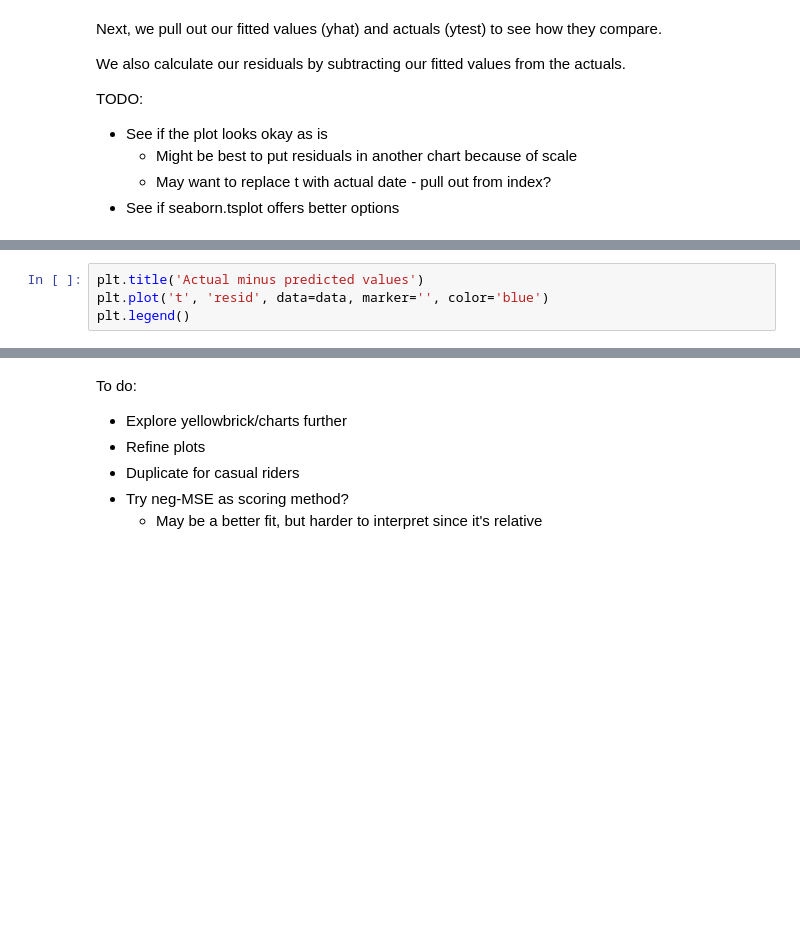
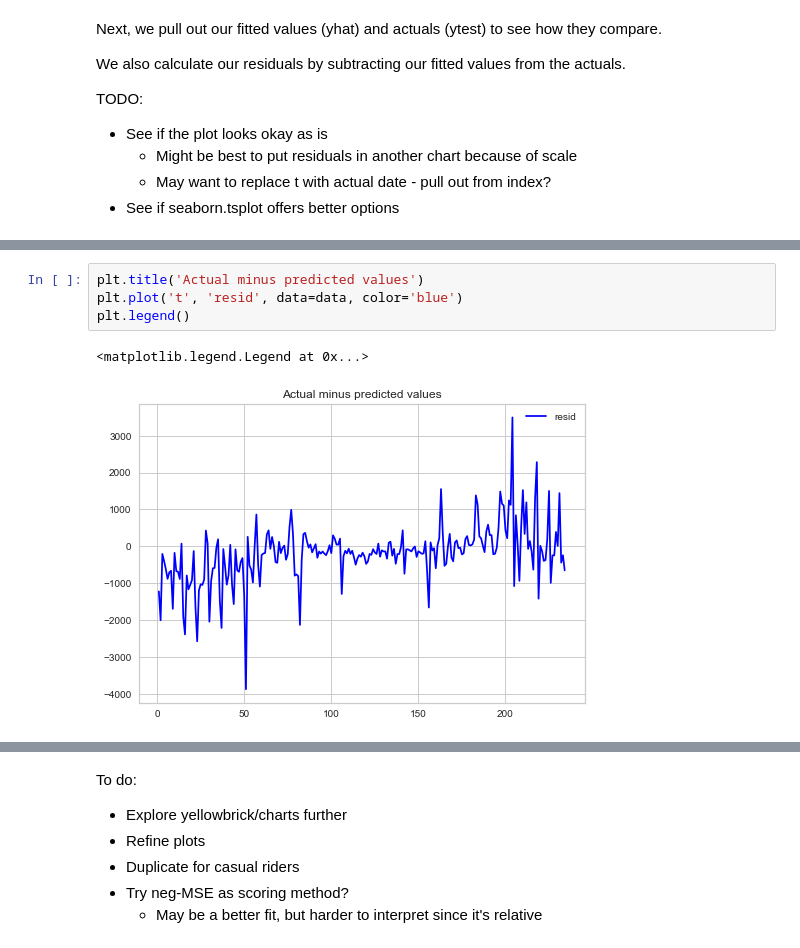
Before and after one commit to noahnewberger/Bikeshare-DC, a Jupyter notebook: machine_learning/rf_model_casual.ipynb, the cells around one changed output, grey strips where cells are left out. Drawn from its saved outputs; the diff is of its cells as text; blank space fills up the shorter version.

```diff
--- a/machine_learning/rf_model_casual.ipynb
+++ b/machine_learning/rf_model_casual.ipynb
@@ -556,4 +652,7 @@ plt.legend()
 # %%
 plt.title('Actual minus predicted values')
-plt.plot('t', 'resid', data=data, marker='', color='blue')
+plt.plot('t', 'resid', data=data, color='blue')
 plt.legend()
+# %% [output]
+<matplotlib.legend.Legend at 0x...>
+[figure, added]
```
Also changed, not shown: parts of 19 cells of this notebook.
